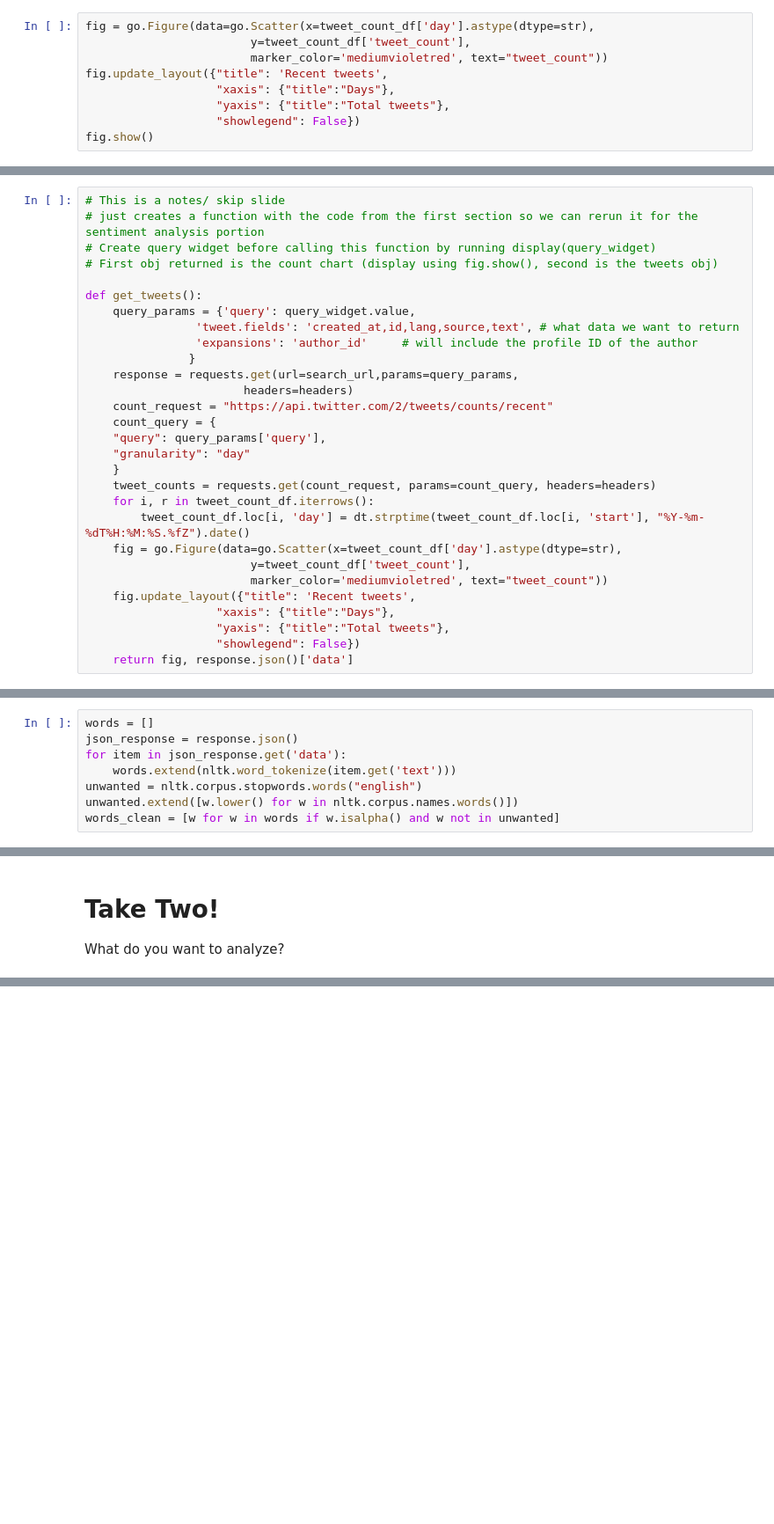
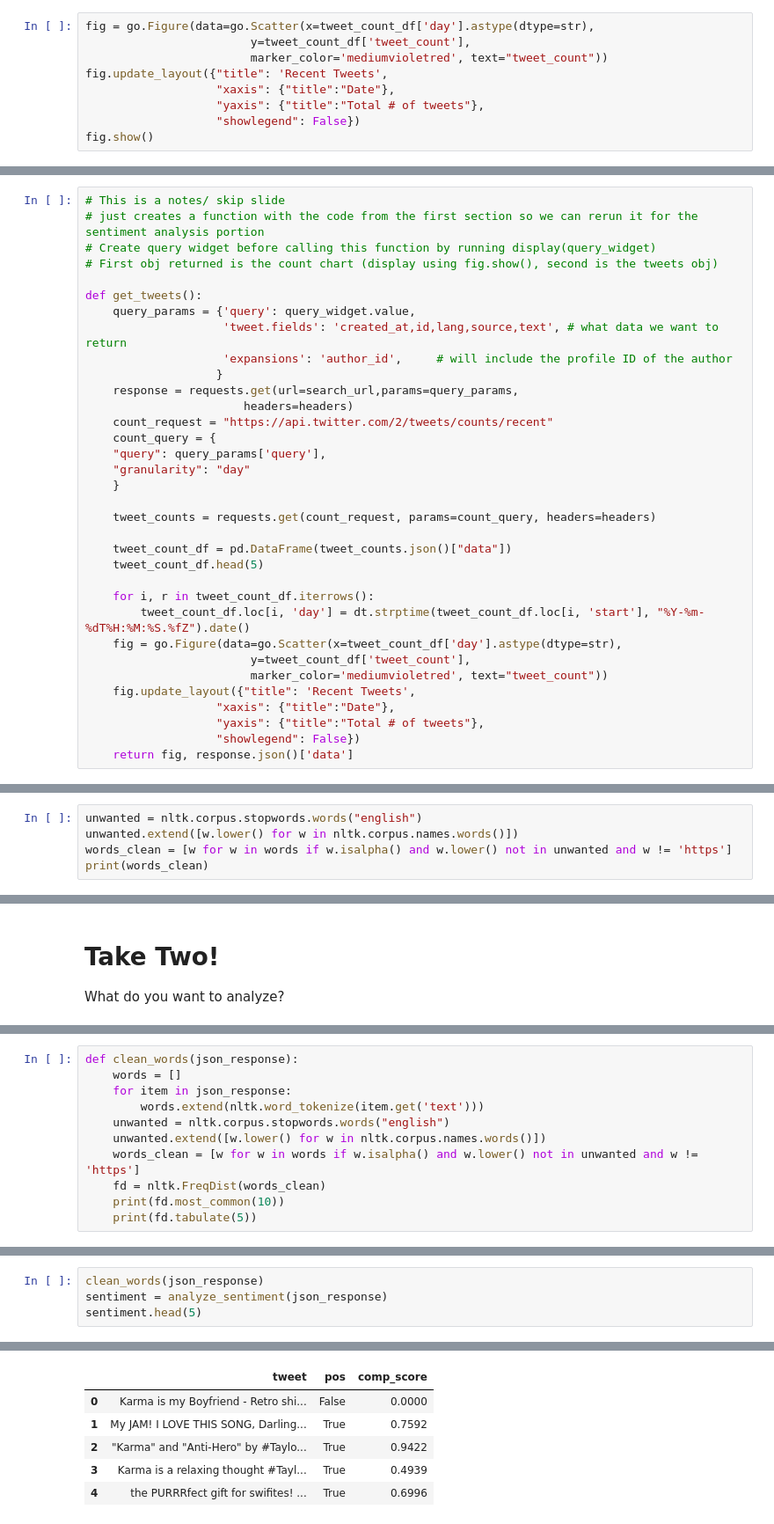
Before and after one commit to arorakarnika/stem-for-her, a Jupyter notebook: notebooks/STEM_for_HER.ipynb, the cells around one changed output, grey strips where cells are left out. Shown at 88% size. Cells and saved outputs as stored; diff of their text form; blank space fills up the shorter version.

```diff
--- a/notebooks/STEM_for_HER.ipynb
+++ b/notebooks/STEM_for_HER.ipynb
@@ -195,8 +277,8 @@ tweet_count_df.head(5)
 fig = go.Figure(data=go.Scatter(x=tweet_count_df['day'].astype(dtype=str),
                         y=tweet_count_df['tweet_count'],
                         marker_color='mediumvioletred', text="tweet_count"))
-fig.update_layout({"title": 'Recent tweets',
-                   "xaxis": {"title":"Days"},
-                   "yaxis": {"title":"Total tweets"},
+fig.update_layout({"title": 'Recent Tweets',
+                   "xaxis": {"title":"Date"},
+                   "yaxis": {"title":"Total # of tweets"},
                    "showlegend": False})
 fig.show()
@@ -208,9 +292,9 @@ fig.show()
 
 def get_tweets():
     query_params = {'query': query_widget.value,
-                'tweet.fields': 'created_at,id,lang,source,text', # what data we want to return
-                'expansions': 'author_id'     # will include the profile ID of the author
-               }
+                    'tweet.fields': 'created_at,id,lang,source,text', # what data we want to return
+                    'expansions': 'author_id',     # will include the profile ID of the author
+                   }
     response = requests.get(url=search_url,params=query_params,
                        headers=headers)
     count_request = "https://api.twitter.com/2/tweets/counts/recent"
@@ -218,15 +302,20 @@ def get_tweets():
     "query": query_params['query'],
     "granularity": "day"
     }
+
     tweet_counts = requests.get(count_request, params=count_query, headers=headers)
+
+    tweet_count_df = pd.DataFrame(tweet_counts.json()["data"])
+    tweet_count_df.head(5)
+
     for i, r in tweet_count_df.iterrows():
         tweet_count_df.loc[i, 'day'] = dt.strptime(tweet_count_df.loc[i, 'start'], "%Y-%m-%dT%H:%M:%S.%fZ").date()
     fig = go.Figure(data=go.Scatter(x=tweet_count_df['day'].astype(dtype=str),
                         y=tweet_count_df['tweet_count'],
                         marker_color='mediumvioletred', text="tweet_count"))
-    fig.update_layout({"title": 'Recent tweets',
-                   "xaxis": {"title":"Days"},
-                   "yaxis": {"title":"Total tweets"},
+    fig.update_layout({"title": 'Recent Tweets',
+                   "xaxis": {"title":"Date"},
+                   "yaxis": {"title":"Total # of tweets"},
                    "showlegend": False})
     return fig, response.json()['data']
 # %% [markdown]
@@ -243,8 +353,5 @@ import nltk
 # %%
-words = []
-json_response = response.json()
-for item in json_response.get('data'):
-    words.extend(nltk.word_tokenize(item.get('text')))
 unwanted = nltk.corpus.stopwords.words("english")
 unwanted.extend([w.lower() for w in nltk.corpus.names.words()])
-words_clean = [w for w in words if w.isalpha() and w not in unwanted]
+words_clean = [w for w in words if w.isalpha() and w.lower() not in unwanted and w != 'https']
+print(words_clean)
@@ -355,0 +487,11 @@ gauge_chart.show()
+# %%
+def clean_words(json_response):
+    words = []
+    for item in json_response:
+        words.extend(nltk.word_tokenize(item.get('text')))
+    unwanted = nltk.corpus.stopwords.words("english")
+    unwanted.extend([w.lower() for w in nltk.corpus.names.words()])
+    words_clean = [w for w in words if w.isalpha() and w.lower() not in unwanted and w != 'https']
+    fd = nltk.FreqDist(words_clean)
+    print(fd.most_common(10))
+    print(fd.tabulate(5))
@@ -355,0 +580,5 @@ gauge_chart.show()
+# %%
+clean_words(json_response)
+sentiment = analyze_sentiment(json_response)
+sentiment.head(5)
+# %% [output]
@@ -355,0 +589,6 @@ gauge_chart.show()
+|  | tweet | pos | comp_score |
+| 0 | Karma is my Boyfriend - Retro shi... | False | 0.0000 |
+| 1 | My JAM! I LOVE THIS SONG, Darling... | True | 0.7592 |
+| 2 | "Karma" and "Anti-Hero" by #Taylo... | True | 0.9422 |
+| 3 | Karma is a relaxing thought #Tayl... | True | 0.4939 |
+| 4 | the PURRRfect gift for swifites! ... | True | 0.6996 |
```
Also changed, not shown: parts of 52 cells of this notebook, 1 other file.
